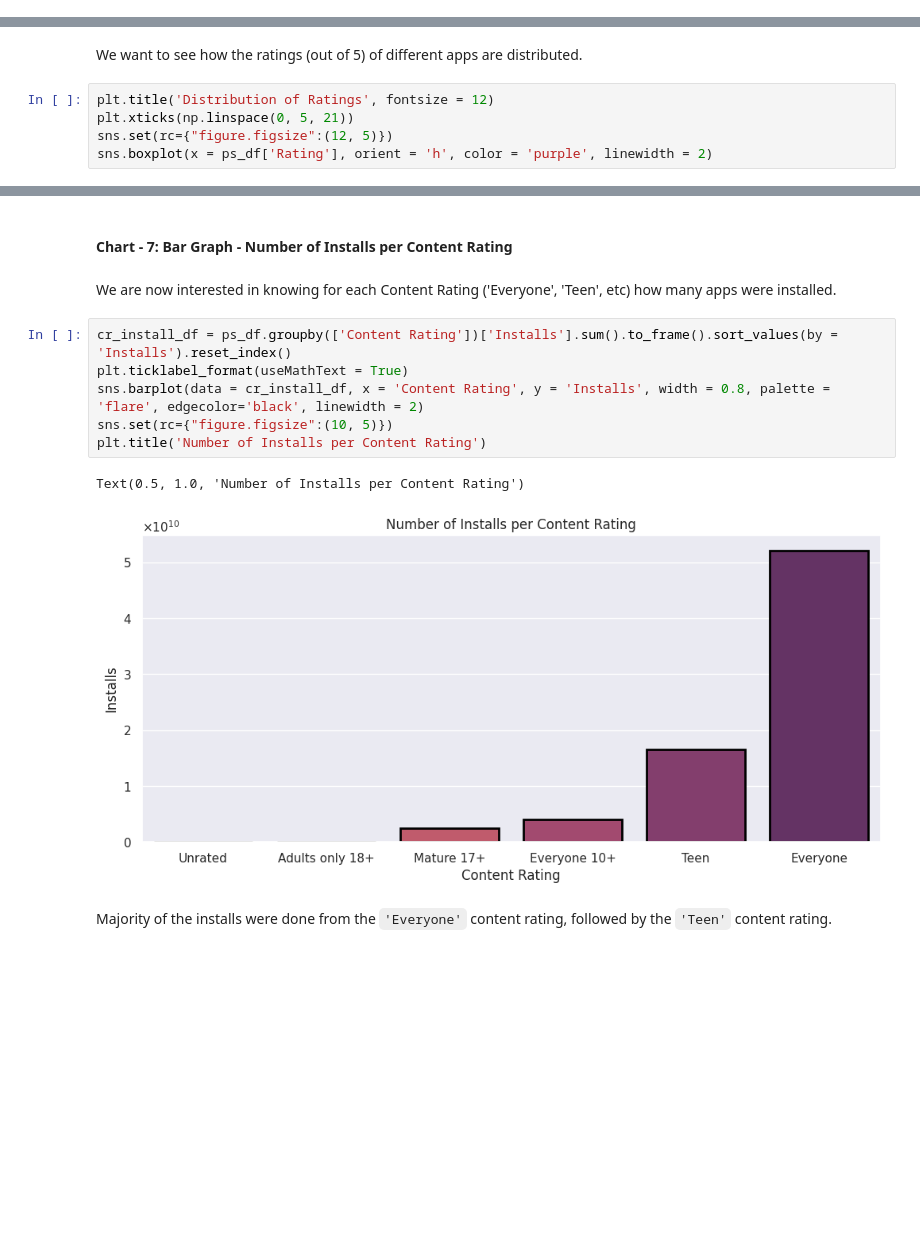
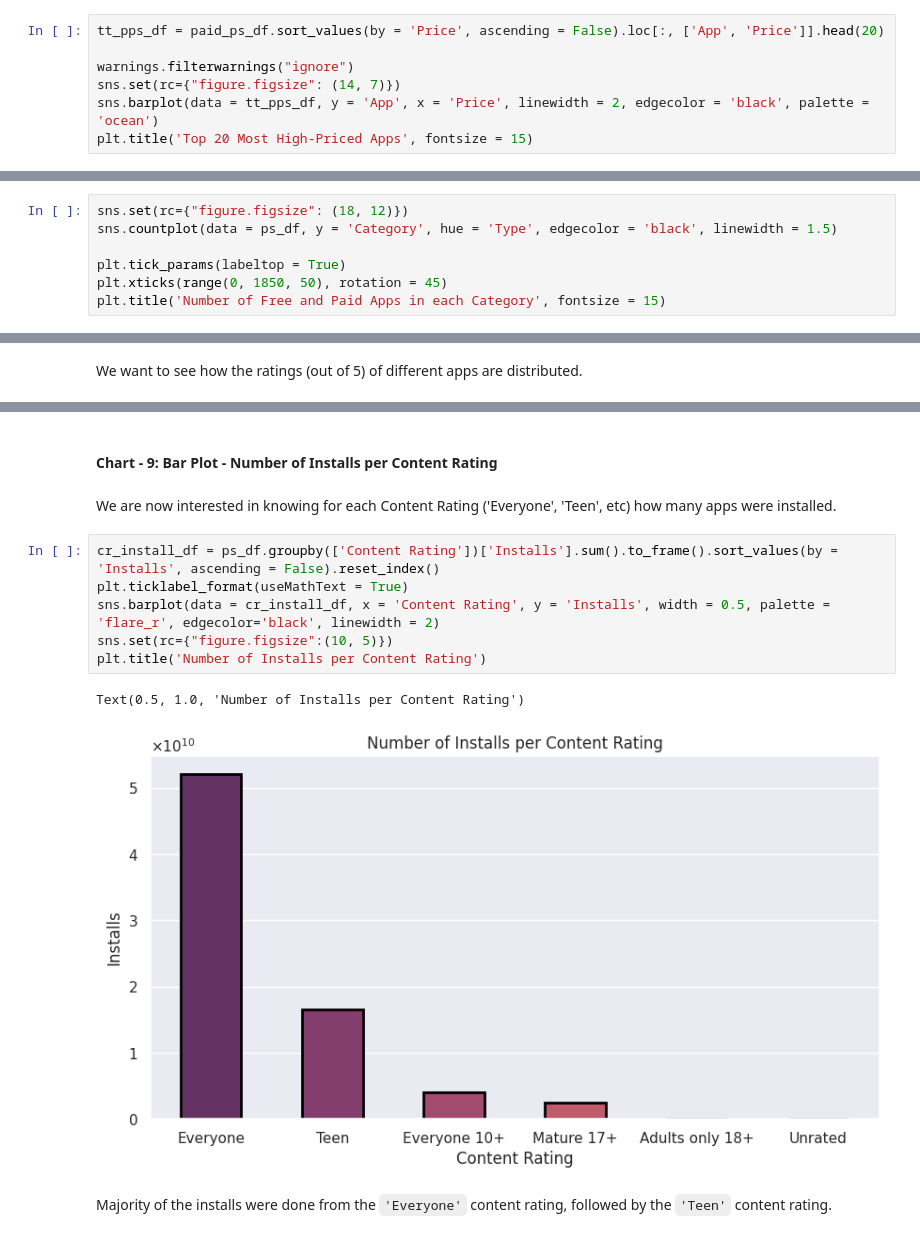
Before and after one commit to dipankarsahu1000/Play-Store-App-Review-Analysis, a Jupyter notebook: Play_Store_App_Review_Analysis.ipynb, the cells around one changed output, grey strips where cells are left out. Drawn from its saved outputs; the diff is of its cells as text; blank space fills up the shorter version.

```diff
--- a/Play_Store_App_Review_Analysis.ipynb
+++ b/Play_Store_App_Review_Analysis.ipynb
@@ -1117,0 +1121,7 @@ The top 3 catergories with the highest average price are:
+# %%
+tt_pps_df = paid_ps_df.sort_values(by = 'Price', ascending = False).loc[:, ['App', 'Price']].head(20)
+
+warnings.filterwarnings("ignore")
+sns.set(rc={"figure.figsize": (14, 7)})
+sns.barplot(data = tt_pps_df, y = 'App', x = 'Price', linewidth = 2, edgecolor = 'black', palette = 'ocean')
+plt.title('Top 20 Most High-Priced Apps', fontsize = 15)
@@ -1117,0 +1139,7 @@ The top 3 catergories with the highest average price are:
+# %%
+sns.set(rc={"figure.figsize": (18, 12)})
+sns.countplot(data = ps_df, y = 'Category', hue = 'Type', edgecolor = 'black', linewidth = 1.5)
+
+plt.tick_params(labeltop = True)
+plt.xticks(range(0, 1850, 50), rotation = 45)
+plt.title('Number of Free and Paid Apps in each Category', fontsize = 15)
@@ -1120,7 +1155,2 @@ The top 3 catergories with the highest average price are:
 # %% [markdown]
 We want to see how the ratings (out of 5) of different apps are distributed.
-# %%
-plt.title('Distribution of Ratings', fontsize = 12)
-plt.xticks(np.linspace(0, 5, 21))
-sns.set(rc={"figure.figsize":(12, 5)})
-sns.boxplot(x = ps_df['Rating'], orient = 'h', color = 'purple', linewidth = 2)
@@ -1132,16 +1178,16 @@ As we can see, about half of the app's ratings lie between `4.0` and `4.5`. Exce
 # %% [markdown]
-#### **Chart - 7: Bar Graph - Number of Installs per Content Rating**
+#### **Chart - 9: Bar Plot - Number of Installs per Content Rating**
 # %% [markdown]
 We are now interested in knowing for each Content Rating ('Everyone', 'Teen', etc) how many apps were installed.
 # %%
-cr_install_df = ps_df.groupby(['Content Rating'])['Installs'].sum().to_frame().sort_values(by = 'Installs').reset_index()
+cr_install_df = ps_df.groupby(['Content Rating'])['Installs'].sum().to_frame().sort_values(by = 'Installs', ascending = False).reset_index()
 plt.ticklabel_format(useMathText = True)
-sns.barplot(data = cr_install_df, x = 'Content Rating', y = 'Installs', width = 0.8, palette = 'flare', edgecolor='black', linewidth = 2)
+sns.barplot(data = cr_install_df, x = 'Content Rating', y = 'Installs', width = 0.5, palette = 'flare_r', edgecolor='black', linewidth = 2)
 sns.set(rc={"figure.figsize":(10, 5)})
 plt.title('Number of Installs per Content Rating')
 # %% [output]
 Text(0.5, 1.0, 'Number of Installs per Content Rating')
-[figure, old version]
+[figure, new version]
 # %% [markdown]
 Majority of the installs were done from the `'Everyone'` content rating, followed by the `'Teen'` content rating.
 # %% [markdown]
```
Also changed, not shown: parts of 33 cells of this notebook.
